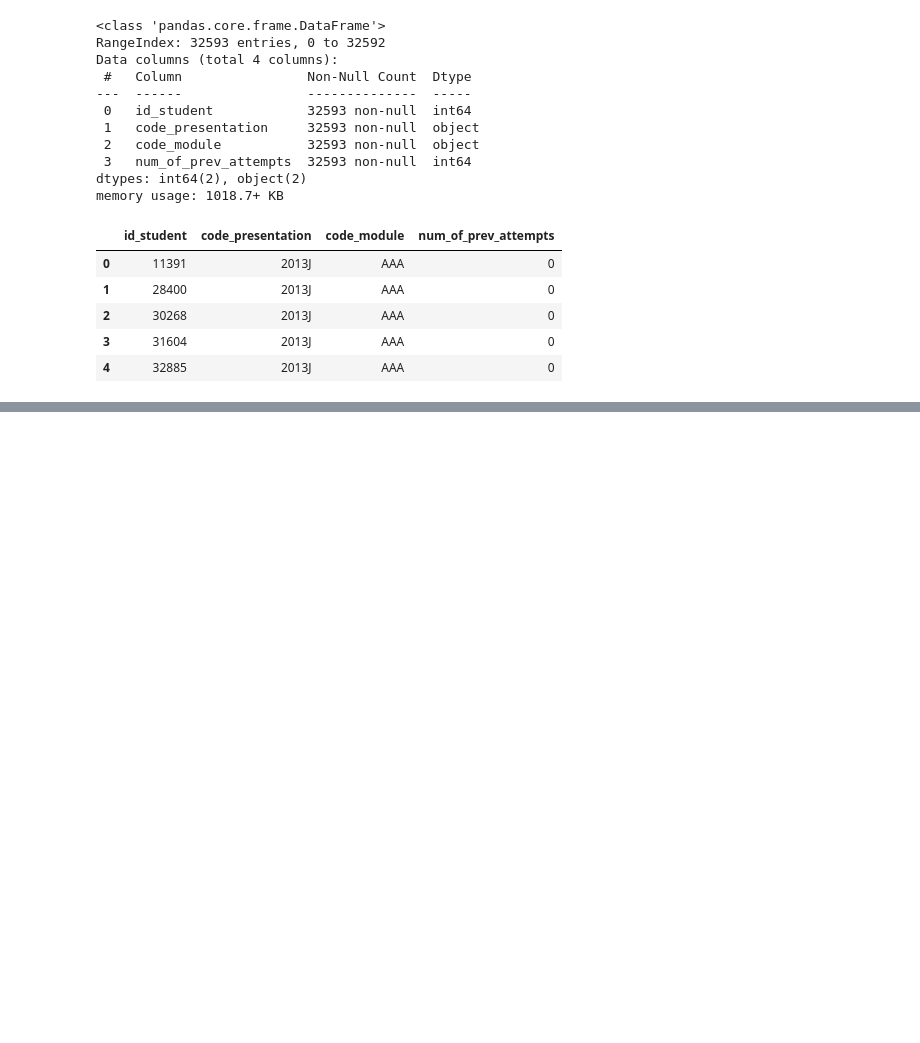
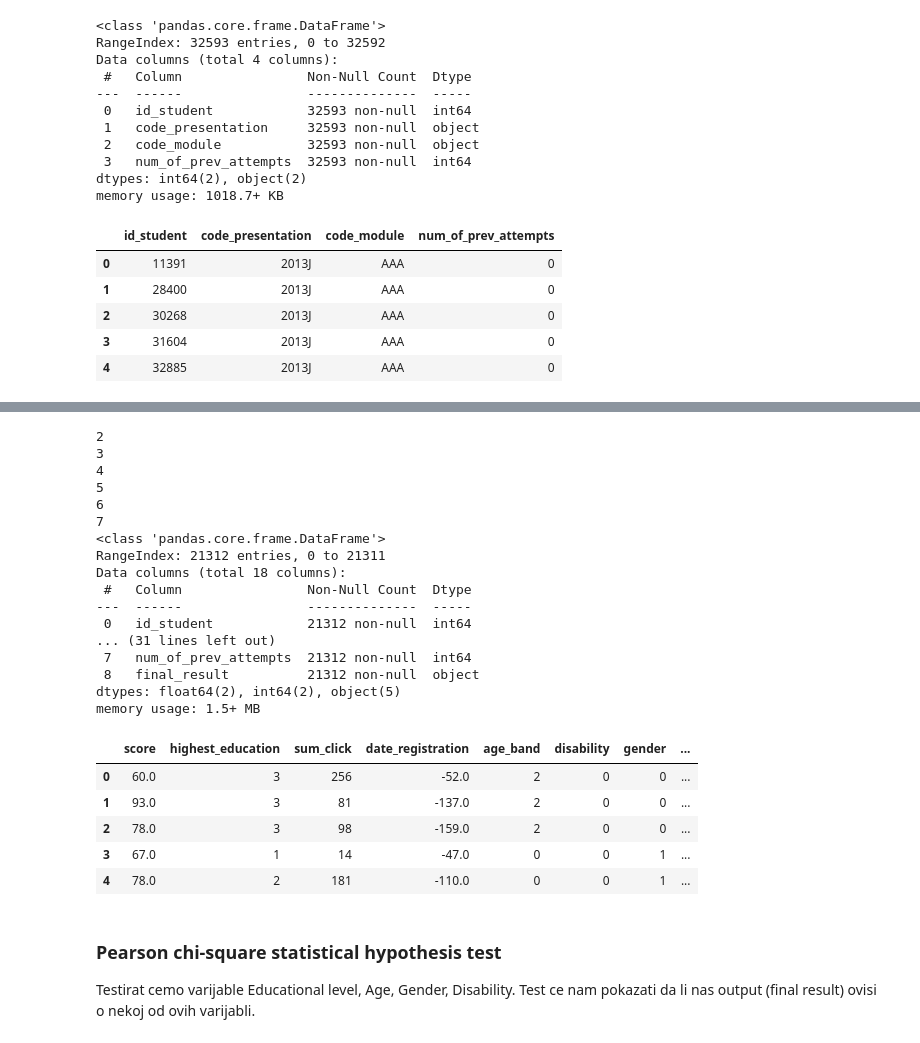
Before and after one commit to kazokid/UZOP-projekt, a Jupyter notebook: phase-one.ipynb, the cells around one changed output, grey strips where cells are left out. Cells and saved outputs as stored; diff of their text form; code cells hidden in the pictures; blank space fills up the shorter version.

Commit message:
Merged all data into one table, started with ML

```diff
--- a/phase-one.ipynb
+++ b/phase-one.ipynb
@@ -385,10 +385,9 @@ studentAssesmentsAssesments = studentAssesmentsAssesments.dropna(subset=['date']
 studentAssesmentsAssesments.info()
 studentAssesmentsAssesments.head()
 
-firstAssignmentMark = studentAssesmentsAssesments.sort_values(['code_module', 'code_presentation', 'id_student', 'date_submitted']).groupby(['id_student', 'code_presentation', 'id_student']).first().reset_index(drop=True)
-#
+firstAssignmentMark = studentAssesmentsAssesments.sort_values(['code_module', 'code_presentation', 'id_student', 'date_submitted']).groupby(['id_student', 'code_presentation', 'code_module']).first().reset_index()
+
 firstAssignmentMark.info()
-print(firstAssignmentMark)
 # %% [output]
 <class 'pandas.core.frame.DataFrame'>
 Index: 170874 entries, 0 to 173738
@@ -412,8 +411,11 @@ Data columns (total 10 columns):
 # %%
 # we only need the id_student and highest_education
 educationalLevel = studentInfo[['id_student', 'code_module', 'code_presentation', 'highest_education']]
+# we want to replace the highest_education with indexes from 0 to 4
+educationalLevel.loc[:, 'highest_education'] = educationalLevel['highest_education'].replace(['No Formal quals', 'Lower Than A Level', 'A Level or Equivalent', 'HE Qualification', 'Post Graduate Qualification'], [0, 1, 2, 3, 4])
+
 educationalLevel.info()
-# todo education level ima puno vise vrijendosti nego First Assignment Mark - to mozda i ima smisla jer nisu mozda svi ti studenti predali prvu predaju, ili nisu upisali na kraju course nikakav
+educationalLevel.head()
 # %% [output]
 <class 'pandas.core.frame.DataFrame'>
 RangeIndex: 32593 entries, 0 to 32592
@@ -588,0 +589,64 @@ memory usage: 1018.7+ KB
+# %%
+# we want to merge all the tables into one table
+# we want to merge firstAssignmentMark and educationalLevel
+# firstAssignmentMark.info()
+firstAssignmentMarkEducationalLevel = pd.merge(firstAssignmentMark, educationalLevel, on=['id_student', 'code_module', 'code_presentation'])
+
+tables = [firstAssignmentMark, educationalLevel, clicksTillCourseStarts, registrationDate, age, disability, gender, previousAttempts]
+
+input_data = firstAssignmentMarkEducationalLevel.copy()
+
+for i in range (2 ,len(tables)):
+    print(i)
+    input_data = pd.merge(input_data, tables[i], on=['id_student', 'code_module', 'code_presentation'])
+
+
+# merge with final_result
+input_data = pd.merge(input_data, studentInfo[['id_student', 'code_module', 'code_presentation', 'final_result']], on=['id_student', 'code_module', 'code_presentation'])
+
+# replace the final_result with indexes from 0 to 3
+input_data.loc[:, 'final_result'] = input_data['final_result'].replace(['Withdrawn', 'Fail', 'Pass', 'Distinction'], [0, 1, 2, 3])
+
+input_data.info()
+
+# change age band, disability, gender, highest_education data types to int
+# input_data.loc[:, 'age_band'] = input_data['age_band'].astype(int)
+# input_data.loc[:, 'disability'] = input_data['disability'].astype(int)
+# input_data.loc[:, 'gender'] = input_data['gender'].astype(int)
+# input_data.loc[:, 'highest_education'] = input_data['highest_education'].astype(int)
+
+# we dont need the code_module and code_presentation columns and id_student
+input_data = input_data.drop(['code_module', 'code_presentation', 'id_student'], axis=1)
+input_data = input_data.drop(['id_assessment', 'is_banked', 'assessment_type', 'date', 'weight', 'date_submitted'], axis=1)
+
+input_data.info()
+input_data.head()
+# %% [output]
+2
+3
+4
+5
+6
+7
+<class 'pandas.core.frame.DataFrame'>
+RangeIndex: 21312 entries, 0 to 21311
+Data columns (total 18 columns):
+ #   Column                Non-Null Count  Dtype
+---  ------                --------------  -----
+ 0   id_student            21312 non-null  int64
+... (31 lines left out)
+ 7   num_of_prev_attempts  21312 non-null  int64
+ 8   final_result          21312 non-null  object
+dtypes: float64(2), int64(2), object(5)
+memory usage: 1.5+ MB
+|  | score | highest_education | sum_click | date_registration | age_band | disability | gender | ... |
+| 0 | 60.0 | 3 | 256 | -52.0 | 2 | 0 | 0 | ... |
+| 1 | 93.0 | 3 | 81 | -137.0 | 2 | 0 | 0 | ... |
+| 2 | 78.0 | 3 | 98 | -159.0 | 2 | 0 | 0 | ... |
+| 3 | 67.0 | 1 | 14 | -47.0 | 0 | 0 | 1 | ... |
+| 4 | 78.0 | 2 | 181 | -110.0 | 0 | 0 | 1 | ... |
+# %% [markdown]
+### Pearson chi-square statistical hypothesis test
+
+Testirat cemo varijable Educational level, Age, Gender, Disability.
+Test ce nam pokazati da li nas output (final result) ovisi o nekoj od ovih varijabli.
```
Also changed, not shown: parts of 13 cells of this notebook.
